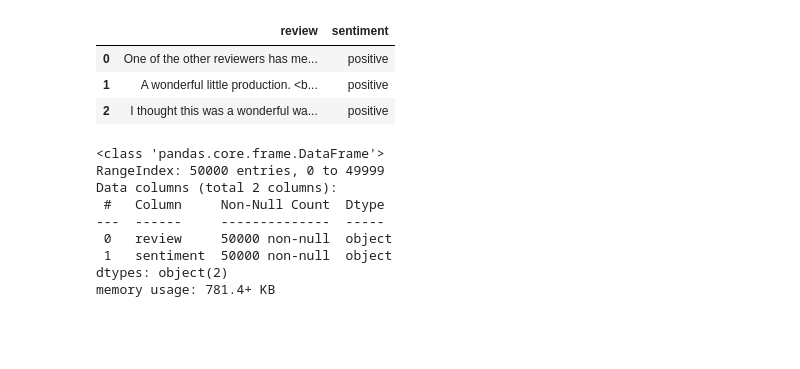
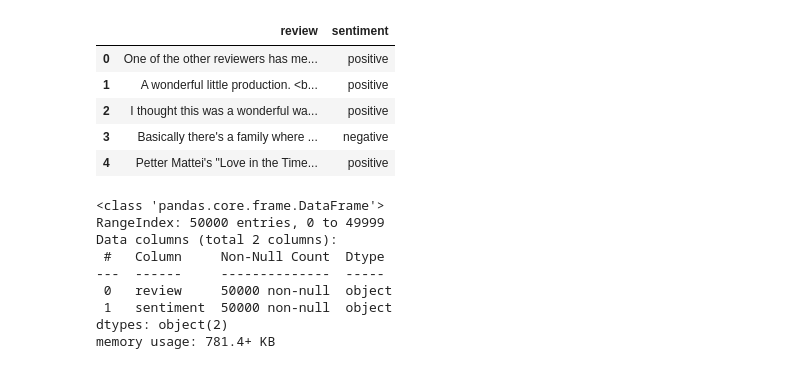
Before and after one commit to PBUKE/AMLPROJECT, a Jupyter notebook: NB-LOGREG-draft.ipynb, the cells around one changed output. Saved outputs shown, nothing was run; the diff lists cells and outputs as text; code cells hidden in the pictures; blank space fills up the shorter version.

```diff
--- a/NB-LOGREG-draft.ipynb
+++ b/NB-LOGREG-draft.ipynb
@@ -22,12 +24,14 @@ import warnings
 warnings.filterwarnings("ignore")
 # %%
 reviews= pd.read_csv('IMDB-data\IMDB Dataset.csv')
-reviews.head(3)
+reviews.head(5)
 # %% [output]
 |  | review | sentiment |
 | 0 | One of the other reviewers has me... | positive |
 | 1 | A wonderful little production. <b... | positive |
 | 2 | I thought this was a wonderful wa... | positive |
+| 3 | Basically there's a family where ... | negative |
+| 4 | Petter Mattei's "Love in the Time... | positive |
 # %%
 reviews.info()
 # %% [output]
```
Also changed, not shown: parts of 21 cells of this notebook.
